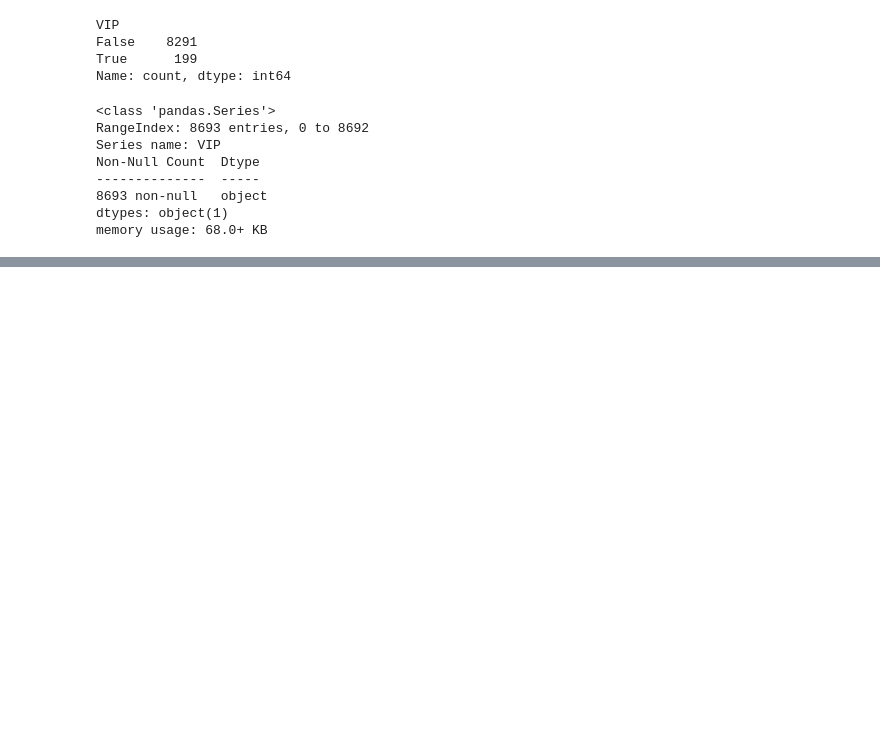
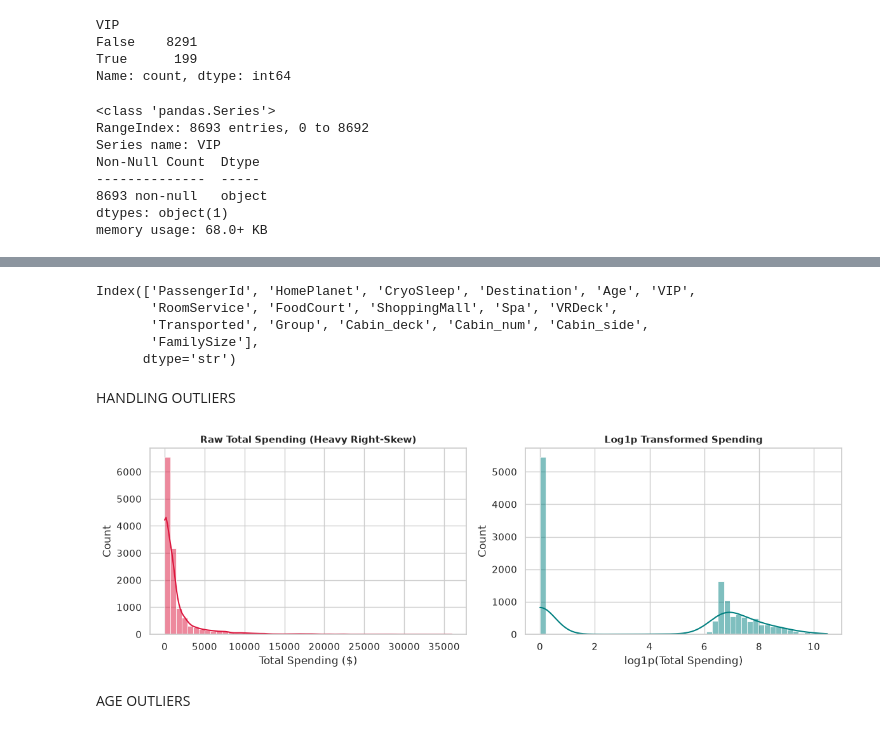
Before and after one commit to skynet-datagrid-labs/alpha-centauri-rescue, a Jupyter notebook: notebooks/Ivan/placeholder.ipynb, the cells around one changed output, grey strips where cells are left out. Drawn from its saved outputs; the diff is of its cells as text; code cells hidden in the pictures; blank space fills up the shorter version.

```diff
--- a/notebooks/Ivan/placeholder.ipynb
+++ b/notebooks/Ivan/placeholder.ipynb
@@ -624,0 +830,50 @@ Name: count, Length: 8473, dtype: int64
+# %%
+train_df.columns
+# %% [output]
+Index(['PassengerId', 'HomePlanet', 'CryoSleep', 'Destination', 'Age', 'VIP',
+       'RoomService', 'FoodCourt', 'ShoppingMall', 'Spa', 'VRDeck',
+       'Transported', 'Group', 'Cabin_deck', 'Cabin_num', 'Cabin_side',
+       'FamilySize'],
+      dtype='str')
+# %% [markdown]
+HANDLING OUTLIERS
+# %%
+import numpy as np
+
+spending_cols = ['RoomService', 'FoodCourt', 'ShoppingMall', 'Spa', 'VRDeck']
+
+# 1. Fill missing financial values with 0 before transforming (CryoSleep/Infant logic usually dictates 0)
+combined_raw[spending_cols] = combined_raw[spending_cols].fillna(0)
+
+# 2. Engineer aggregate spending and active spender flag
+combined_raw['TotalSpending'] = combined_raw[spending_cols].sum(axis=1)
+combined_raw['HasSpent'] = (combined_raw['TotalSpending'] > 0).astype(int)
+
+# 3. Log-transform (log1p) spending features to compress extreme values
+for col in spending_cols + ['TotalSpending']:
+    combined_raw[f'Log_{col}'] = np.log1p(combined_raw[col])
+# %%
+spending_cols = ['RoomService', 'FoodCourt', 'ShoppingMall', 'Spa', 'VRDeck']
+
+# Apply treatment
+combined_raw[spending_cols] = combined_raw[spending_cols].fillna(0)
+combined_raw['TotalSpending'] = combined_raw[spending_cols].sum(axis=1)
+combined_raw['Log_TotalSpending'] = np.log1p(combined_raw['TotalSpending'])
+
+# Visualization
+fig, axes = plt.subplots(1, 2, figsize=(12, 4))
+
+sns.histplot(combined_raw['TotalSpending'], bins=50, kde=True, ax=axes[0], color='crimson')
+axes[0].set_title("Raw Total Spending (Heavy Right-Skew)", fontsize=11, fontweight='bold')
+axes[0].set_xlabel("Total Spending ($)")
+
+sns.histplot(combined_raw['Log_TotalSpending'], bins=50, kde=True, ax=axes[1], color='teal')
+axes[1].set_title("Log1p Transformed Spending", fontsize=11, fontweight='bold')
+axes[1].set_xlabel("log1p(Total Spending)")
+
+plt.tight_layout()
+plt.show()
+# %% [output]
+[figure, added]
+# %% [markdown]
+AGE OUTLIERS
```
Also changed, not shown: parts of 44 cells of this notebook, 1 other file.
